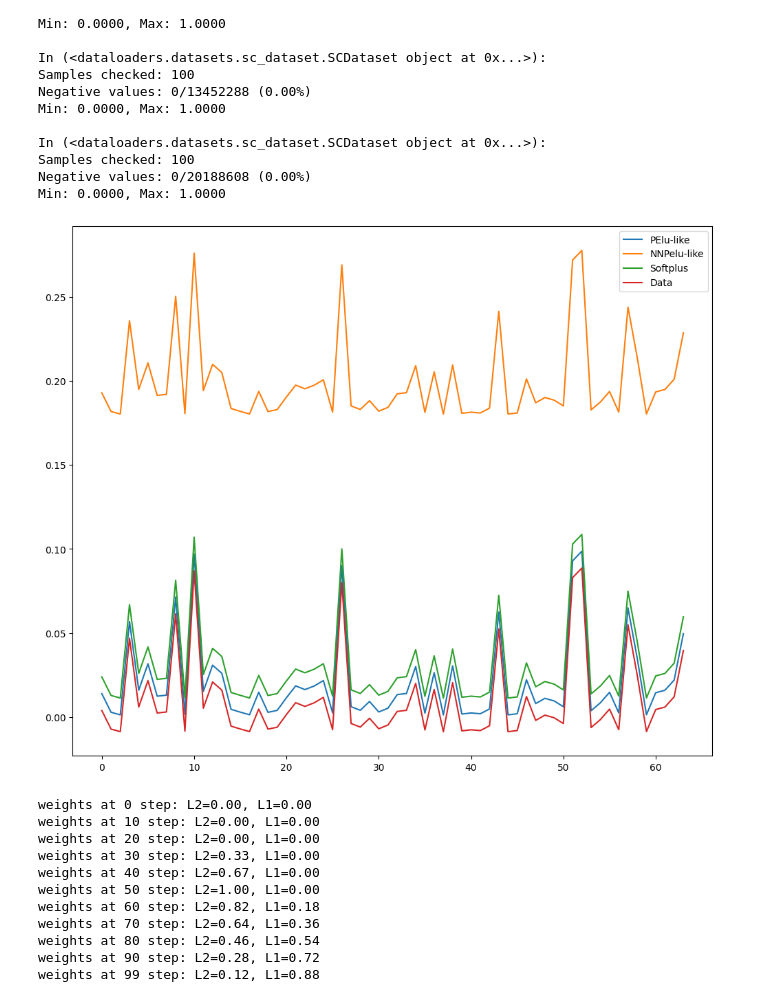
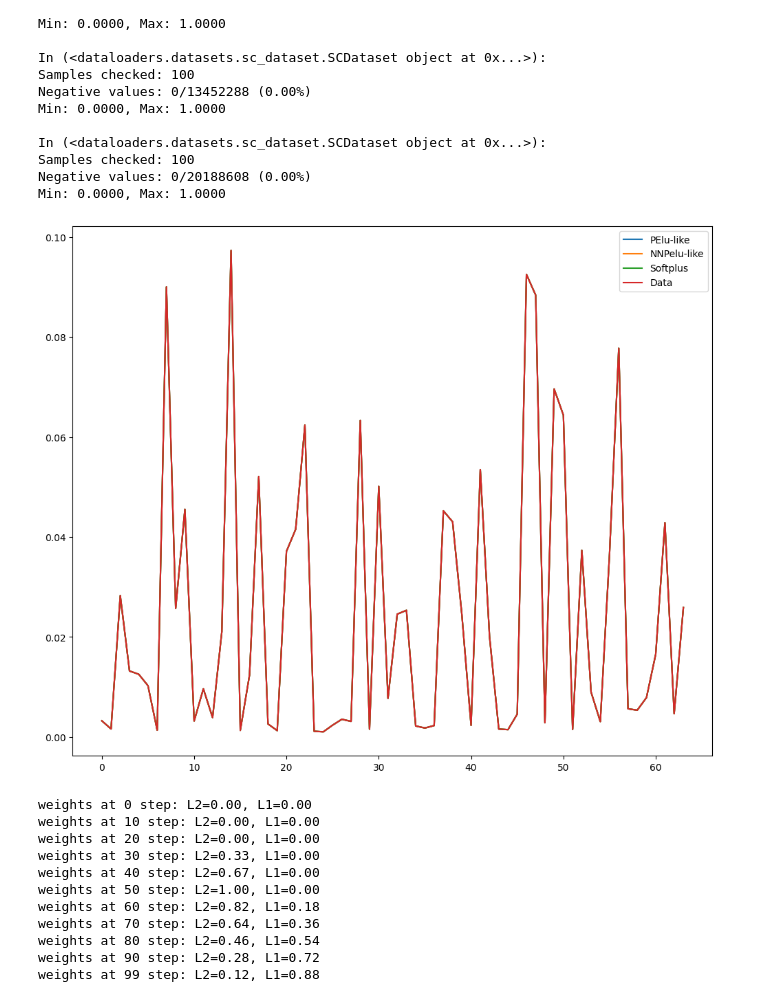
Before and after one commit to tmpoulionis/nn_ssms, a Jupyter notebook: testing.ipynb, the cells around one changed output. Cells and saved outputs as stored; diff of their text form; code cells hidden in the pictures.

```diff
--- a/testing.ipynb
+++ b/testing.ipynb
@@ -214,37 +196,37 @@ import torch.nn as nn
 import torch.functional as F
 import torch
 import math
 import matplotlib.pyplot as plt
 
 pelulike = Activation("pelulike")
 nn_pelulike = Activation("nn_pelulike")
 softplus = nn.Softplus()
 
 dt_min = 1e-3
 dt_max = 0.1
 
 dt = torch.exp(
     torch.rand(64) * (math.log(dt_max) - math.log(dt_min))
     + math.log(dt_min)
 ).clamp(min=1e-4)
 
 pelu_inv = pelulike.inverse(dt)
 nnpelu_inv = nn_pelulike.inverse(dt)
 softplus_inv = dt + torch.log(-torch.expm1(-dt))
 
 x_pelu = pelulike(pelu_inv)
-x_nnpelu = nn_pelulike(pelu_inv)
+x_nnpelu = nn_pelulike(nnpelu_inv)
 x_softplus = softplus(softplus_inv)
 
 plt.figure(figsize=(12,10))
 plt.plot(x_pelu ,label="PElu-like")
 plt.plot(x_nnpelu, label="NNPelu-like")
-plt.plot(x_softplus+0.01, label="Softplus")
-plt.plot(dt-0.01, label="Data")
+plt.plot(x_softplus, label="Softplus")
+plt.plot(dt, label="Data")
 plt.legend()
 plt.show()
 # %% [output]
-[figure, old version]
+[figure, new version]
 # %%
 from utils.non_negativity import NonNegativityScheduler
 
```
Also changed, not shown: parts of 3 cells of this notebook, 4 other files.
